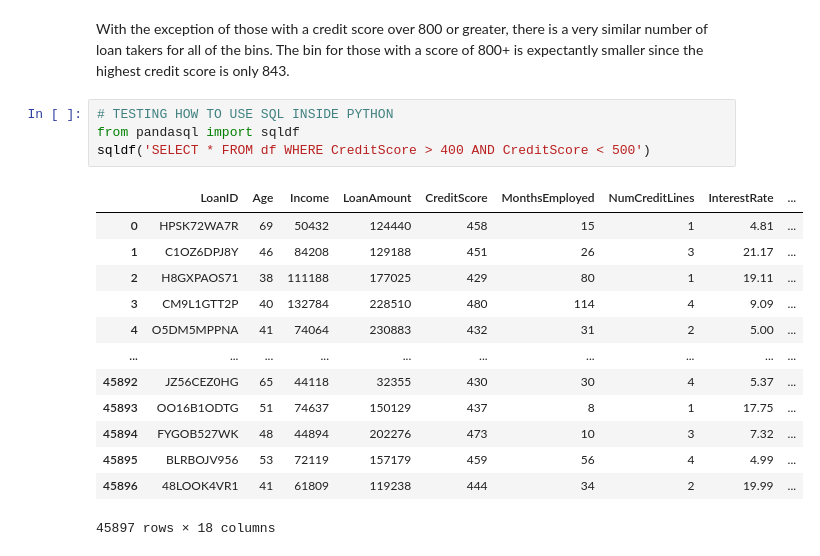
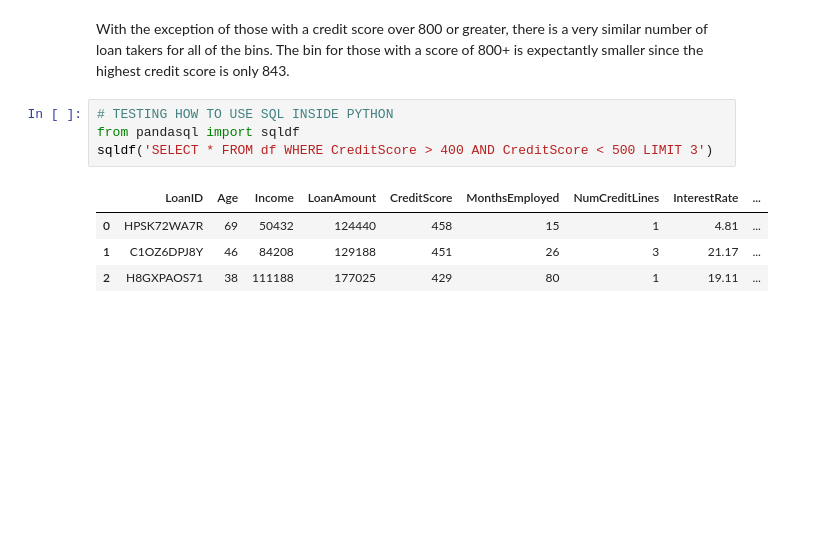
Before and after one commit to the-ethical-ai/Loan_default, a Jupyter notebook: loan_default_notebook.ipynb, the cells around one changed output. Drawn from its saved outputs; the diff is of its cells as text; blank space fills up the shorter version.

```diff
--- a/loan_default_notebook.ipynb
+++ b/loan_default_notebook.ipynb
@@ -181,18 +180,9 @@ only 843.
 # %%
 # TESTING HOW TO USE SQL INSIDE PYTHON
 from pandasql import sqldf
-sqldf('SELECT * FROM df WHERE CreditScore > 400 AND CreditScore < 500')
+sqldf('SELECT * FROM df WHERE CreditScore > 400 AND CreditScore < 500 LIMIT 3')
 # %% [output]
 |  | LoanID | Age | Income | LoanAmount | CreditScore | MonthsEmployed | NumCreditLines | InterestRate | ... |
 | 0 | HPSK72WA7R | 69 | 50432 | 124440 | 458 | 15 | 1 | 4.81 | ... |
 | 1 | C1OZ6DPJ8Y | 46 | 84208 | 129188 | 451 | 26 | 3 | 21.17 | ... |
 | 2 | H8GXPAOS71 | 38 | 111188 | 177025 | 429 | 80 | 1 | 19.11 | ... |
-| 3 | CM9L1GTT2P | 40 | 132784 | 228510 | 480 | 114 | 4 | 9.09 | ... |
-| 4 | O5DM5MPPNA | 41 | 74064 | 230883 | 432 | 31 | 2 | 5.00 | ... |
-| ... | ... | ... | ... | ... | ... | ... | ... | ... | ... |
-| 45892 | JZ56CEZ0HG | 65 | 44118 | 32355 | 430 | 30 | 4 | 5.37 | ... |
-| 45893 | OO16B1ODTG | 51 | 74637 | 150129 | 437 | 8 | 1 | 17.75 | ... |
-| 45894 | FYGOB527WK | 48 | 44894 | 202276 | 473 | 10 | 3 | 7.32 | ... |
-| 45895 | BLRBOJV956 | 53 | 72119 | 157179 | 459 | 56 | 4 | 4.99 | ... |
-| 45896 | 48LOOK4VR1 | 41 | 61809 | 119238 | 444 | 34 | 2 | 19.99 | ... |
-45897 rows × 18 columns
```
Also changed, not shown: parts of 4 cells of this notebook.
